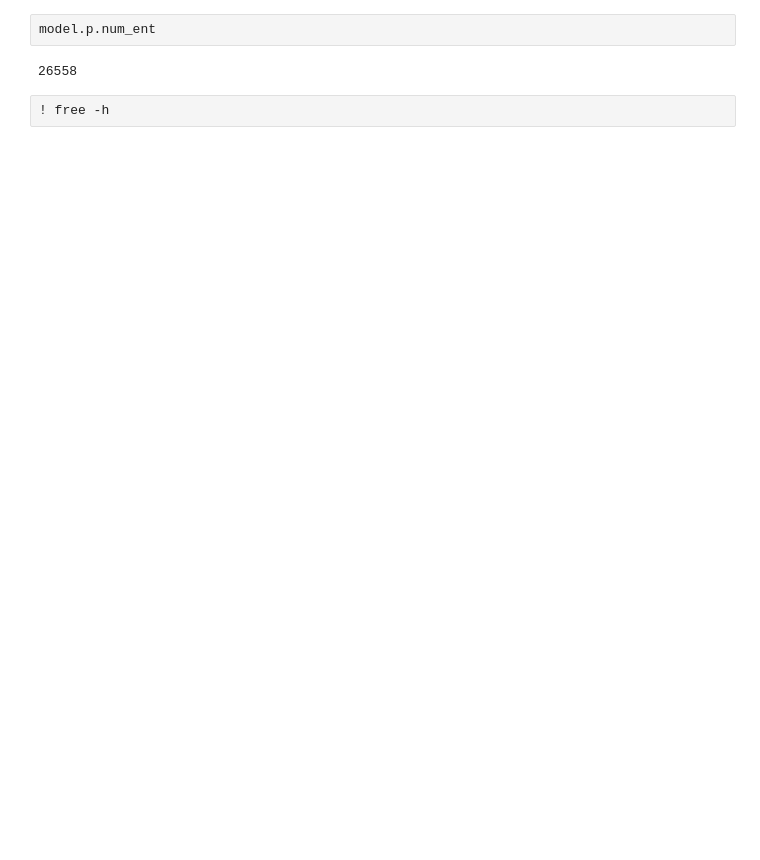
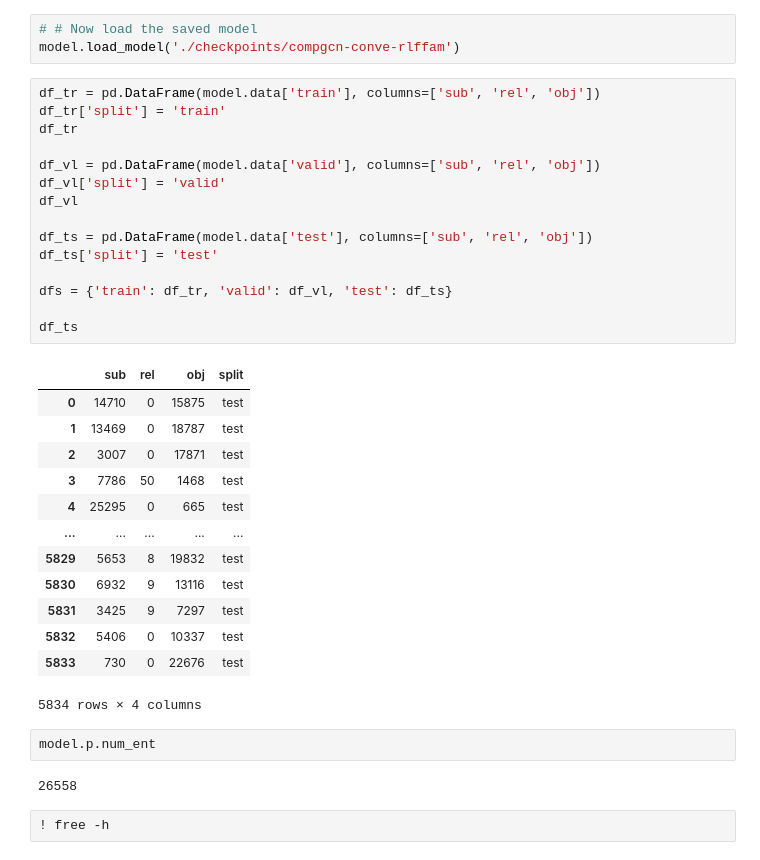
Before and after one commit to hschoi4/CompGCN-jdm, a Jupyter notebook: Predictions.ipynb, the cells around one changed output. Drawn from its saved outputs; the diff is of its cells as text; blank space fills up the shorter version.

```diff
--- a/Predictions.ipynb
+++ b/Predictions.ipynb
@@ -49,4 +51,36 @@ model = Runner(args)
 {}
+# %%
+# # Now load the saved model
+model.load_model('./checkpoints/compgcn-conve-rlffam')
+# %%
+df_tr = pd.DataFrame(model.data['train'], columns=['sub', 'rel', 'obj'])
+df_tr['split'] = 'train'
+df_tr
+
+df_vl = pd.DataFrame(model.data['valid'], columns=['sub', 'rel', 'obj'])
+df_vl['split'] = 'valid'
+df_vl
+
+df_ts = pd.DataFrame(model.data['test'], columns=['sub', 'rel', 'obj'])
+df_ts['split'] = 'test'
+
+dfs = {'train': df_tr, 'valid': df_vl, 'test': df_ts}
+
+df_ts
+# %% [output]
+|  | sub | rel | obj | split |
+| 0 | 14710 | 0 | 15875 | test |
+| 1 | 13469 | 0 | 18787 | test |
+| 2 | 3007 | 0 | 17871 | test |
+| 3 | 7786 | 50 | 1468 | test |
+| 4 | 25295 | 0 | 665 | test |
+| ... | ... | ... | ... | ... |
+| 5829 | 5653 | 8 | 19832 | test |
+| 5830 | 6932 | 9 | 13116 | test |
+| 5831 | 3425 | 9 | 7297 | test |
+| 5832 | 5406 | 0 | 10337 | test |
+| 5833 | 730 | 0 | 22676 | test |
+5834 rows × 4 columns
 # %%
 model.p.num_ent
 # %% [output]
```
Also changed, not shown: parts of 14 cells of this notebook.
